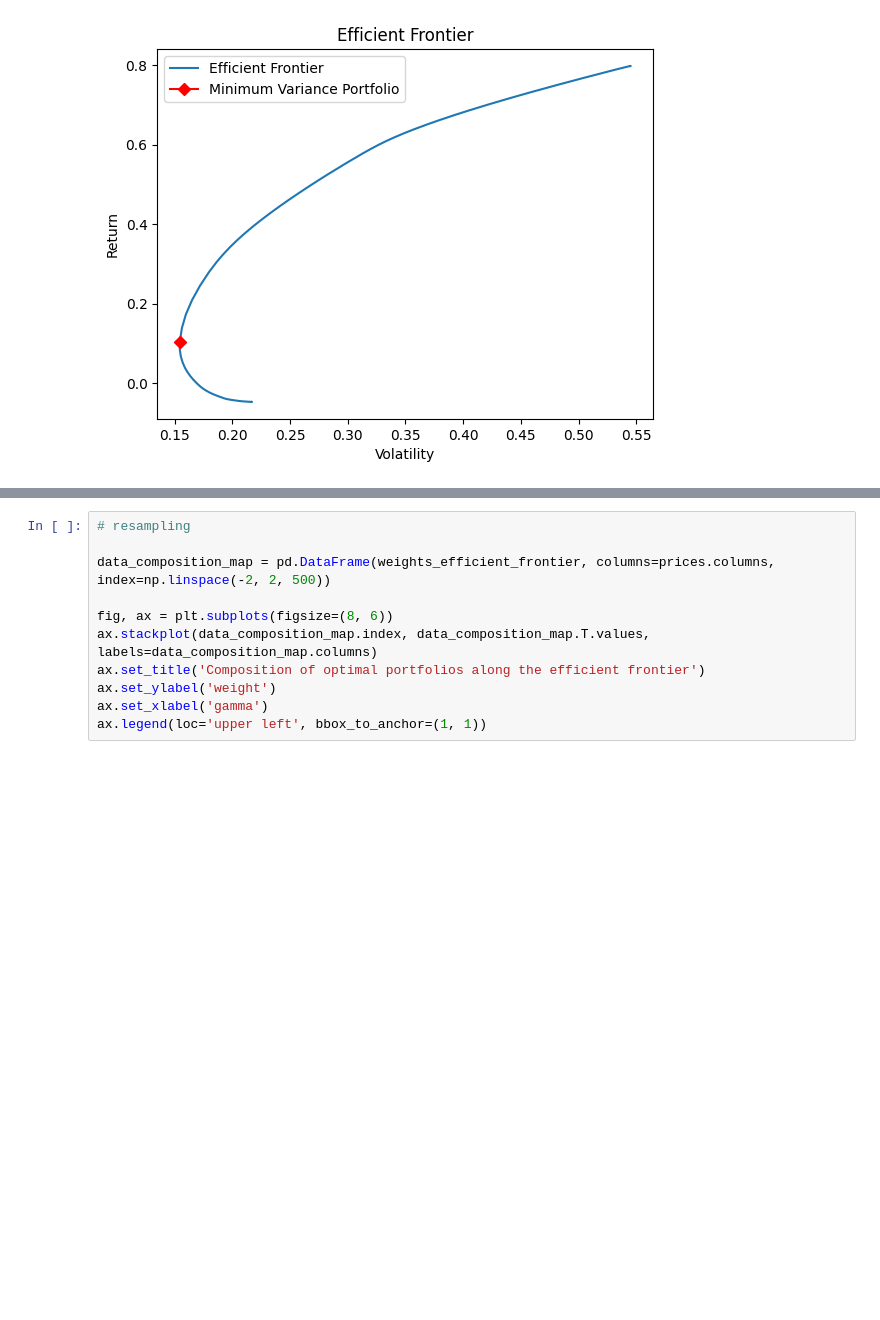
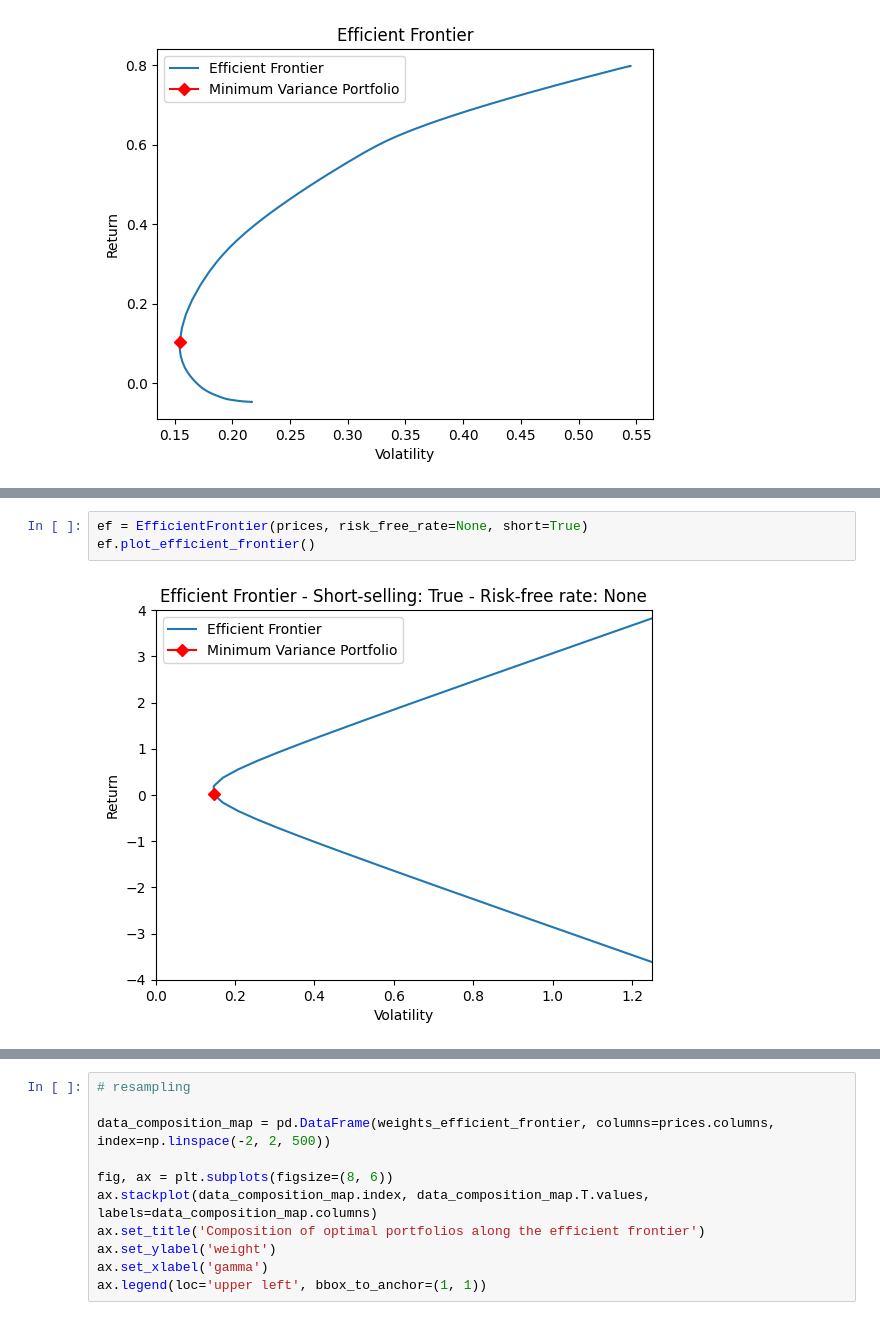
Before and after one commit to Mate0Martinez/Quantitative-asset-and-risk-management-project, a Jupyter notebook: code QARM.ipynb, the cells around one changed output, grey strips where cells are left out. Cells and saved outputs as stored; diff of their text form; blank space fills up the shorter version.

```diff
--- a/code QARM.ipynb
+++ b/code QARM.ipynb
@@ -194,0 +202,5 @@ ef.plot_efficient_frontier()
+# %%
+ef = EfficientFrontier(prices, risk_free_rate=None, short=True)
+ef.plot_efficient_frontier()
+# %% [output]
+[figure, added]
```
Also changed, not shown: parts of 5 cells of this notebook.
